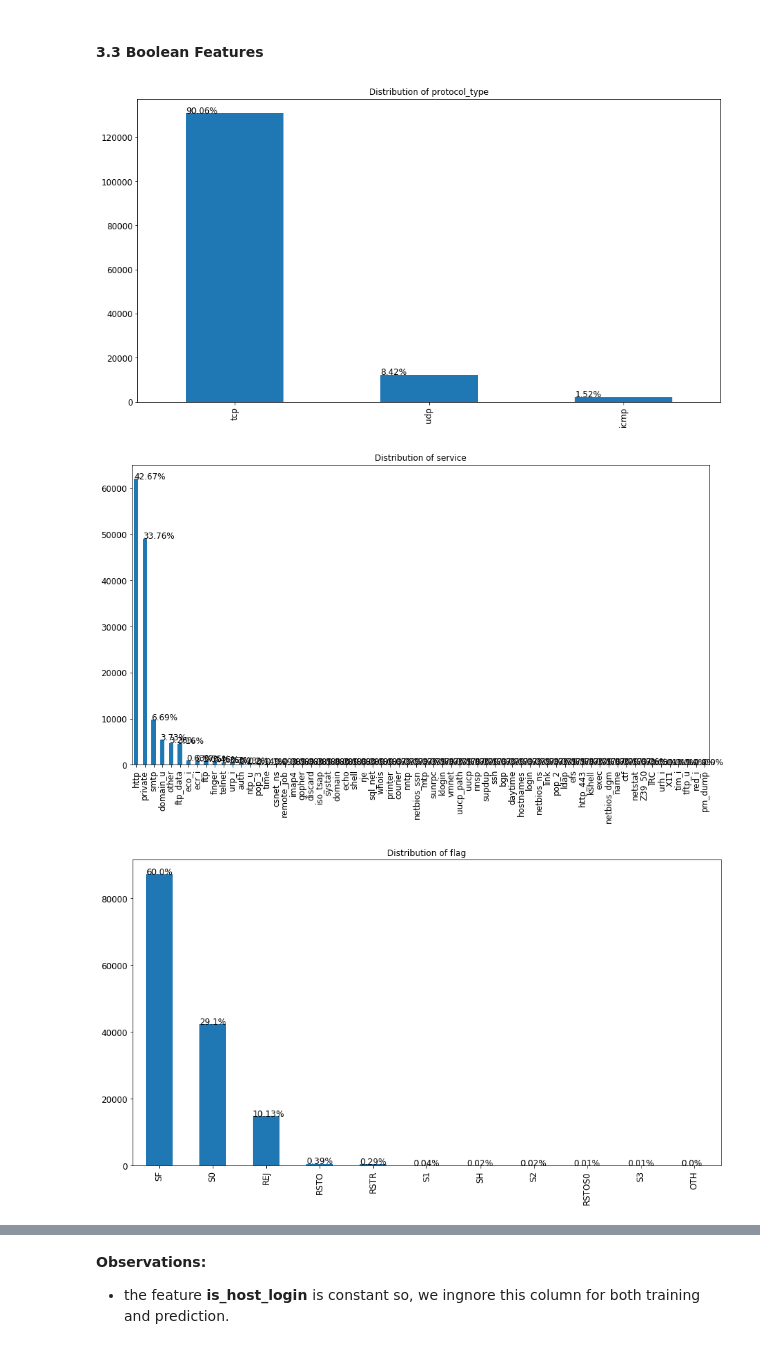
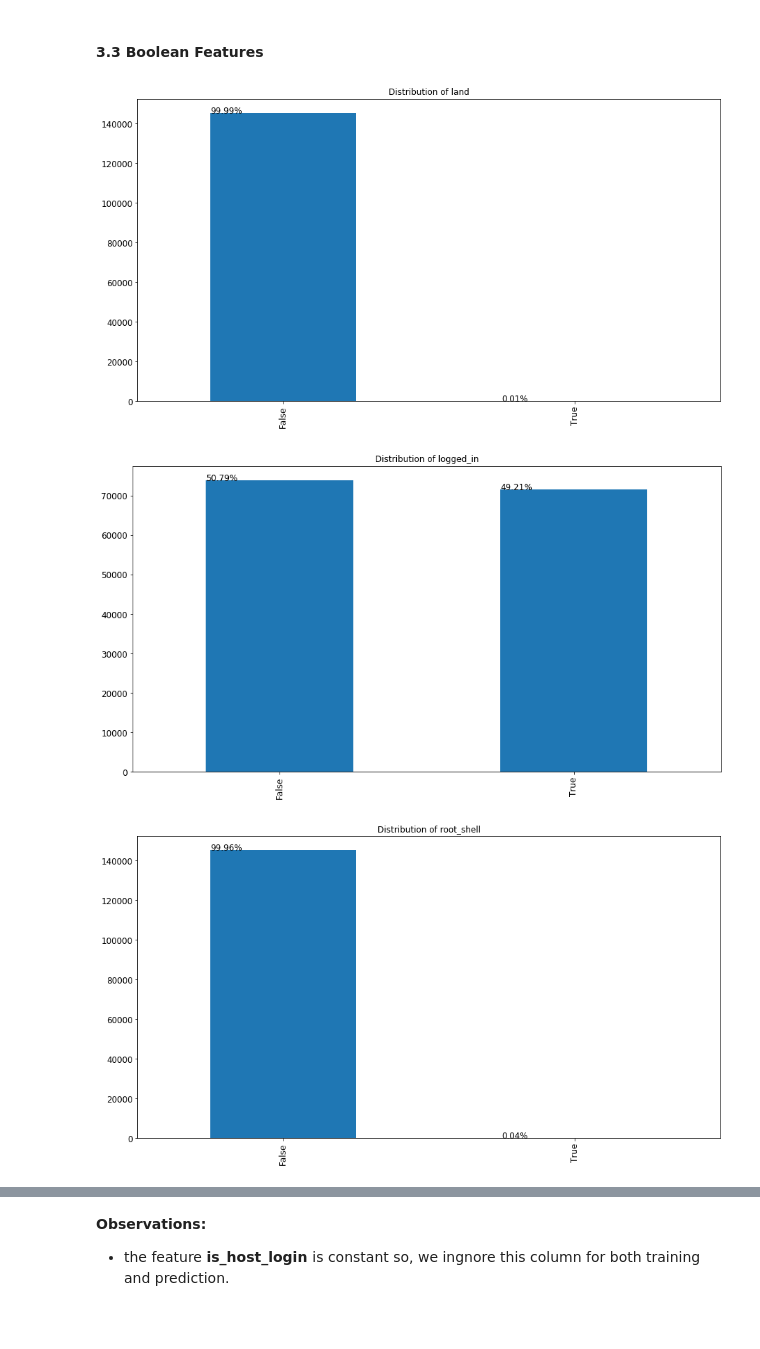
Before and after one commit to narendraparigi1987/ml_assignment, a Jupyter notebook: ML Network Intrusion - 20200311-naren.ipynb, the cells around one changed output, grey strips where cells are left out. Cells and saved outputs as stored; diff of their text form; code cells hidden in the pictures; blank space fills up the shorter version.

```diff
--- a/ML Network Intrusion - 20200311-naren.ipynb
+++ b/ML Network Intrusion - 20200311-naren.ipynb
@@ -390,9 +390,9 @@ Name: X_service, dtype: int64
 # %%
 bool_features = df_train.columns[df_train.dtypes=='bool']
 # %%
-for column in cat_features:
+for column in bool_features:
     plot_column_distribution(df_train, column)
 # %% [output]
-[figure, old version]
+[figure, new version]
-[figure, old version]
+[figure, new version]
-[figure, old version]
+[figure, new version]
```
Also changed, not shown: parts of 1 cell of this notebook.
